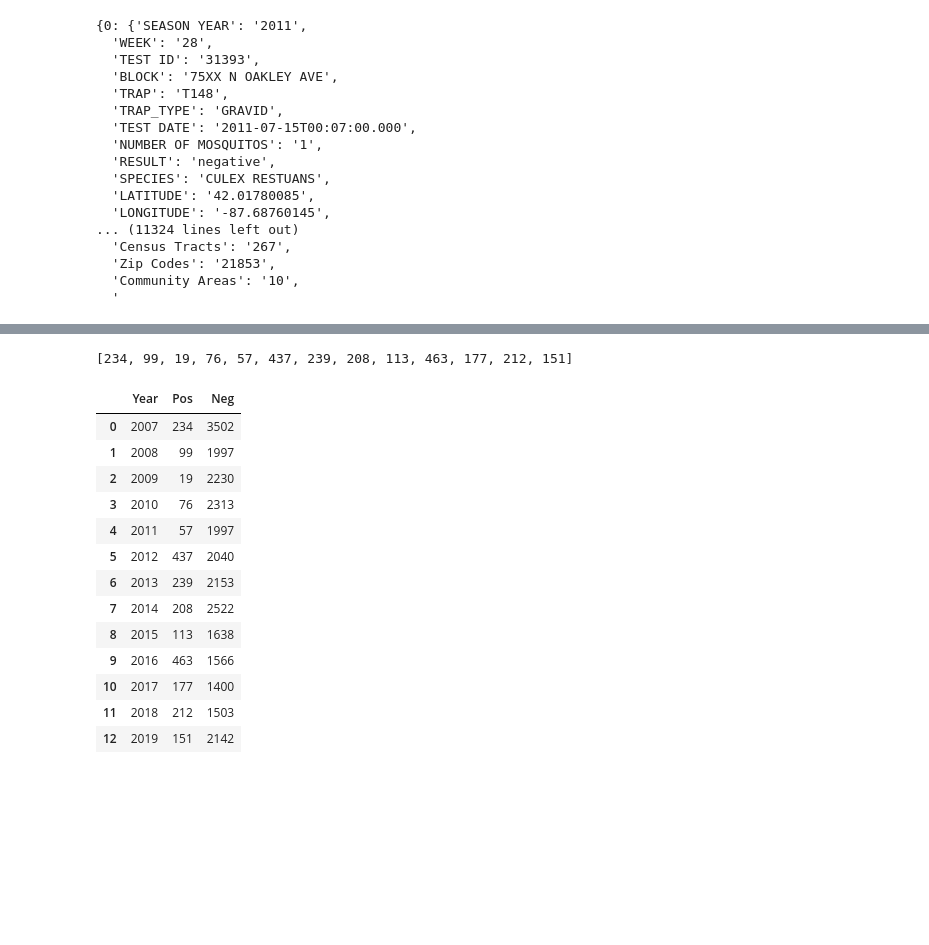
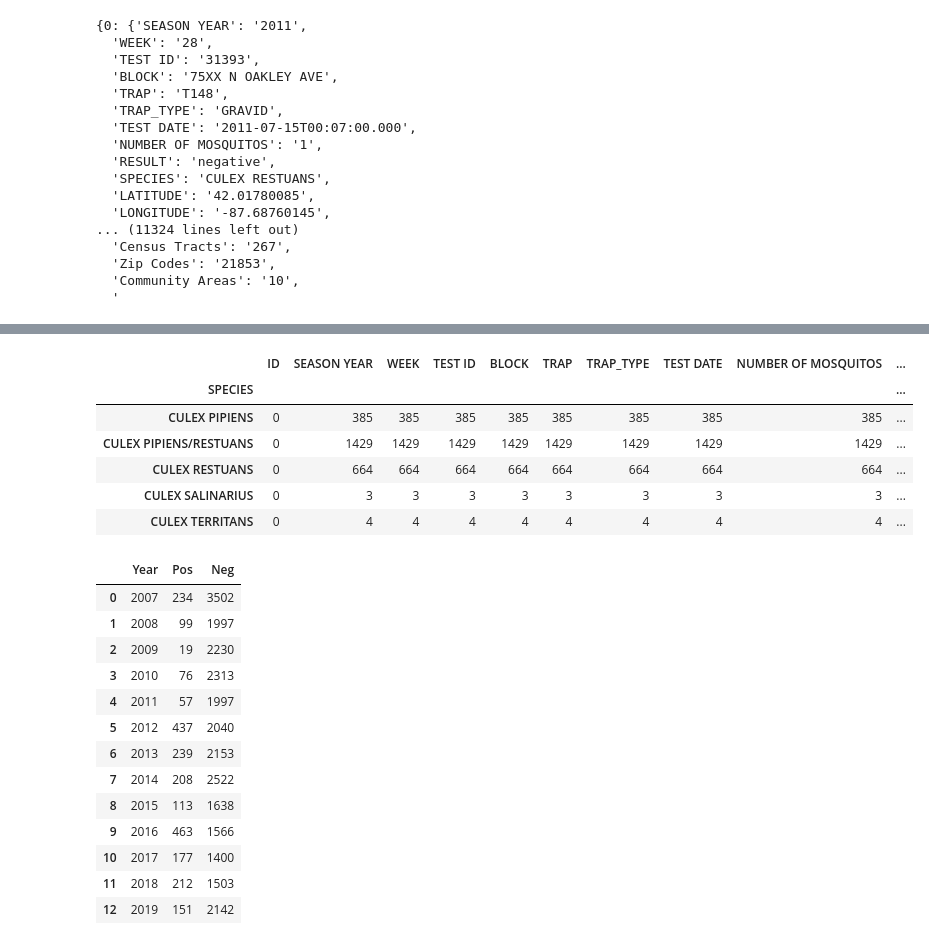
Before and after one commit to jtedrow/fluffy-umbrella, a Jupyter notebook: Untitled.ipynb, the cells around one changed output, grey strips where cells are left out. Cells and saved outputs as stored; diff of their text form; code cells hidden in the pictures; blank space fills up the shorter version.

```diff
--- a/Untitled.ipynb
+++ b/Untitled.ipynb
@@ -134,10 +140,16 @@ df = pd.DataFrame({
     "Pos": pos,
     "Neg": neg
 })
-# %%
-pos
-# %% [output]
-[234, 99, 19, 76, 57, 437, 239, 208, 113, 463, 177, 212, 151]
+# %%
+mosq[mosq.RESULT=="positive"].groupby("SPECIES").count()
+# %% [output]
+|  | ID | SEASON YEAR | WEEK | TEST ID | BLOCK | TRAP | TRAP_TYPE | TEST DATE | NUMBER OF MOSQUITOS | ... |
+| SPECIES |  |  |  |  |  |  |  |  |  | ... |
+| CULEX PIPIENS | 0 | 385 | 385 | 385 | 385 | 385 | 385 | 385 | 385 | ... |
+| CULEX PIPIENS/RESTUANS | 0 | 1429 | 1429 | 1429 | 1429 | 1429 | 1429 | 1429 | 1429 | ... |
+| CULEX RESTUANS | 0 | 664 | 664 | 664 | 664 | 664 | 664 | 664 | 664 | ... |
+| CULEX SALINARIUS | 0 | 3 | 3 | 3 | 3 | 3 | 3 | 3 | 3 | ... |
+| CULEX TERRITANS | 0 | 4 | 4 | 4 | 4 | 4 | 4 | 4 | 4 | ... |
 # %%
 df
 # %% [output]
```
Also changed, not shown: parts of 12 cells of this notebook, 3 other files.
